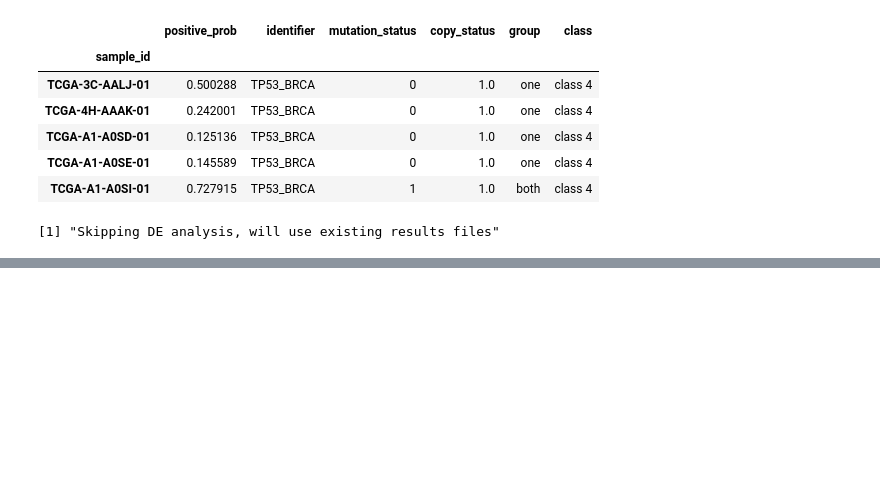
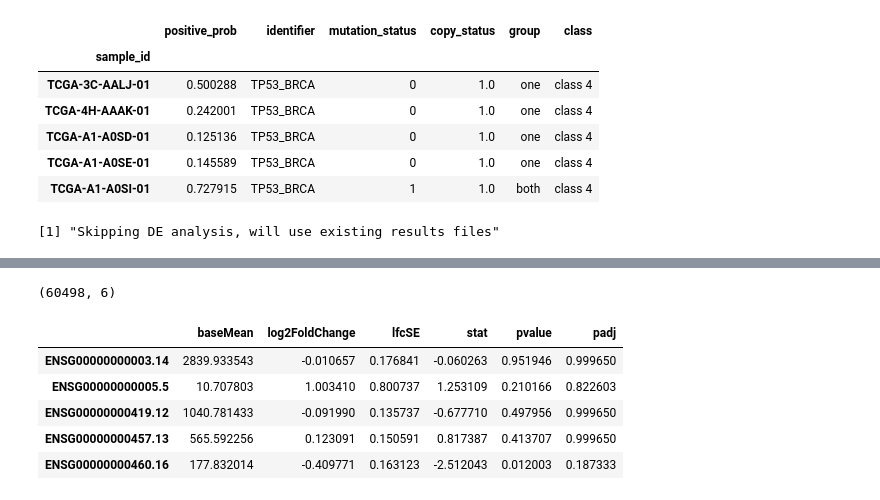
Before and after one commit to greenelab/mutation-fn, a Jupyter notebook: 4_de_analysis/2_de_pilot.ipynb, the cells around one changed output, grey strips where cells are left out. Saved outputs shown, nothing was run; the diff lists cells and outputs as text; code cells hidden in the pictures; blank space fills up the shorter version.

```diff
--- a/4_de_analysis/2_de_pilot.ipynb
+++ b/4_de_analysis/2_de_pilot.ipynb
@@ -178,0 +211,14 @@ if (RUN_DE_ANALYSIS) {
+# %%
+none_both_de_results = pd.read_csv(
+    cfg.de_output_dir / 'DE_stats_{}_none_both.txt'.format(identifier), sep='\t'
+)
+print(none_both_de_results.shape)
+none_both_de_results.head()
+# %% [output]
+(60498, 6)
+|  | baseMean | log2FoldChange | lfcSE | stat | pvalue | padj |
+| ENSG00000000003.14 | 2839.933543 | -0.010657 | 0.176841 | -0.060263 | 0.951946 | 0.999650 |
+| ENSG00000000005.5 | 10.707803 | 1.003410 | 0.800737 | 1.253109 | 0.210166 | 0.822603 |
+| ENSG00000000419.12 | 1040.781433 | -0.091990 | 0.135737 | -0.677710 | 0.497956 | 0.999650 |
+| ENSG00000000457.13 | 565.592256 | 0.123091 | 0.150591 | 0.817387 | 0.413707 | 0.999650 |
+| ENSG00000000460.16 | 177.832014 | -0.409771 | 0.163123 | -2.512043 | 0.012003 | 0.187333 |
```
Also changed, not shown: parts of 4 cells of this notebook, 3 other files.
